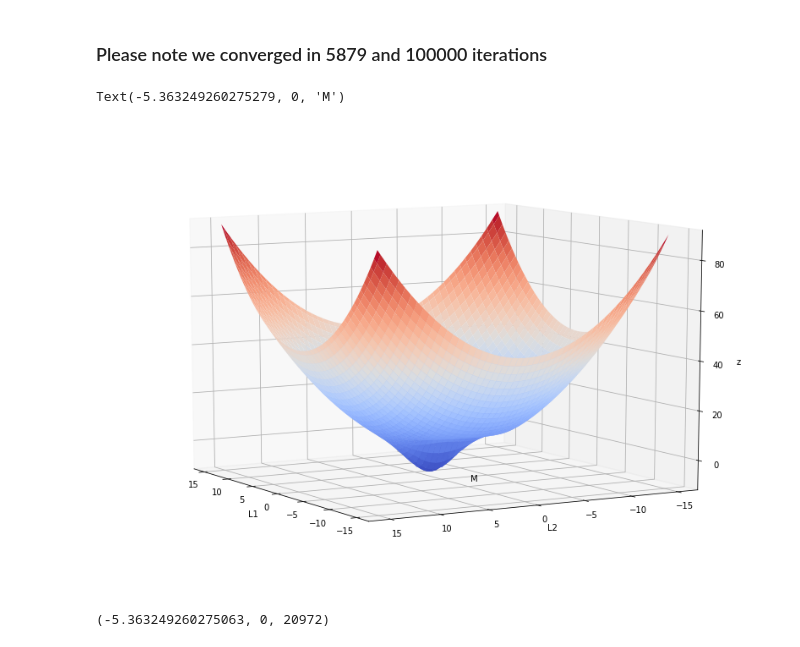
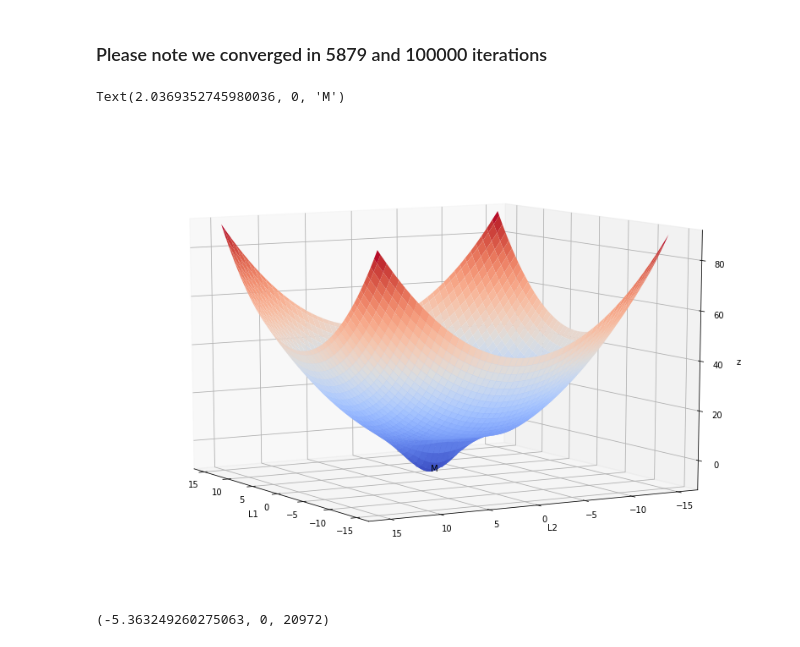
Before and after one commit to anshuman6/homework3-solutionfinal, a Jupyter notebook: questions1-updated-final.ipynb, the cells around one changed output. Drawn from its saved outputs; the diff is of its cells as text; code cells hidden in the pictures.

```diff
--- a/questions1-updated-final.ipynb
+++ b/questions1-updated-final.ipynb
@@ -151,16 +151,16 @@ min_lam2, new_lam1 , lam2_iter_count
 # %%
 fig = plt.figure(figsize=(14, 10))
 ax = plt.axes(projection='3d')
 ax.plot_surface(L1, L2, Z1, linewidth=0, cmap=cm.coolwarm )
 ax.set_xlabel('L1')
 ax.set_ylabel('L2')
 ax.set_zlabel('z')
 ax.view_init(elev=10, azim=150)
 min_location = f1(2.0369352745980036,0)
-ax.text(-5.363249260275279, 0, min_location,"M")
+ax.text(2.0369352745980036, 0, min_location,"M")
 # %% [output]
-Text(-5.363249260275279, 0, 'M')
+Text(2.0369352745980036, 0, 'M')
-[figure, old version]
+[figure, new version]
 # %%
 lam1= -2.47865
 lam2 = 0
```
Also changed, not shown: parts of 1 cell of this notebook.
